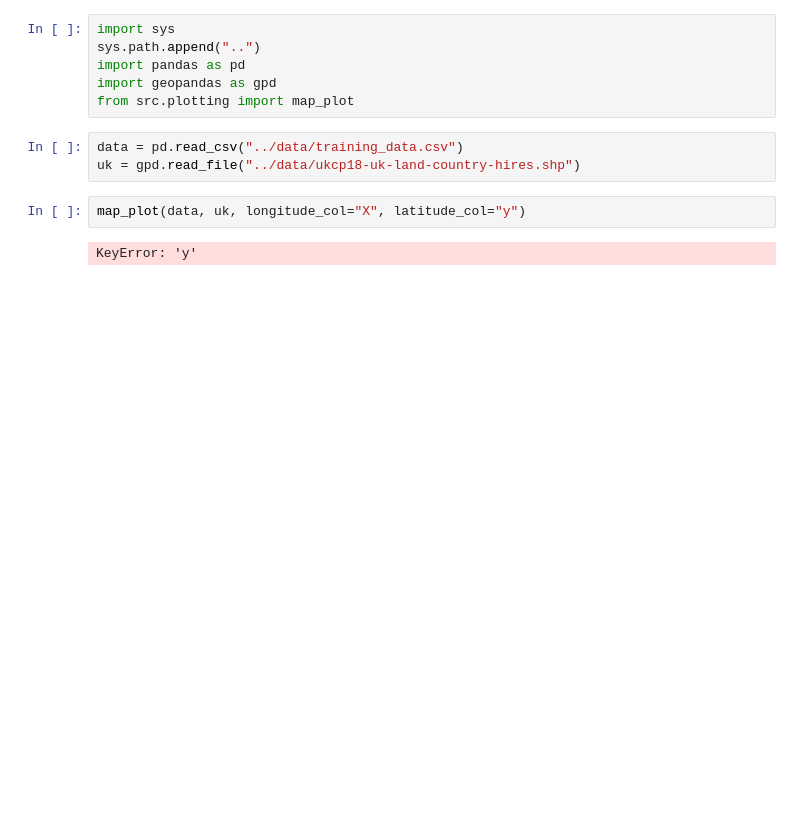
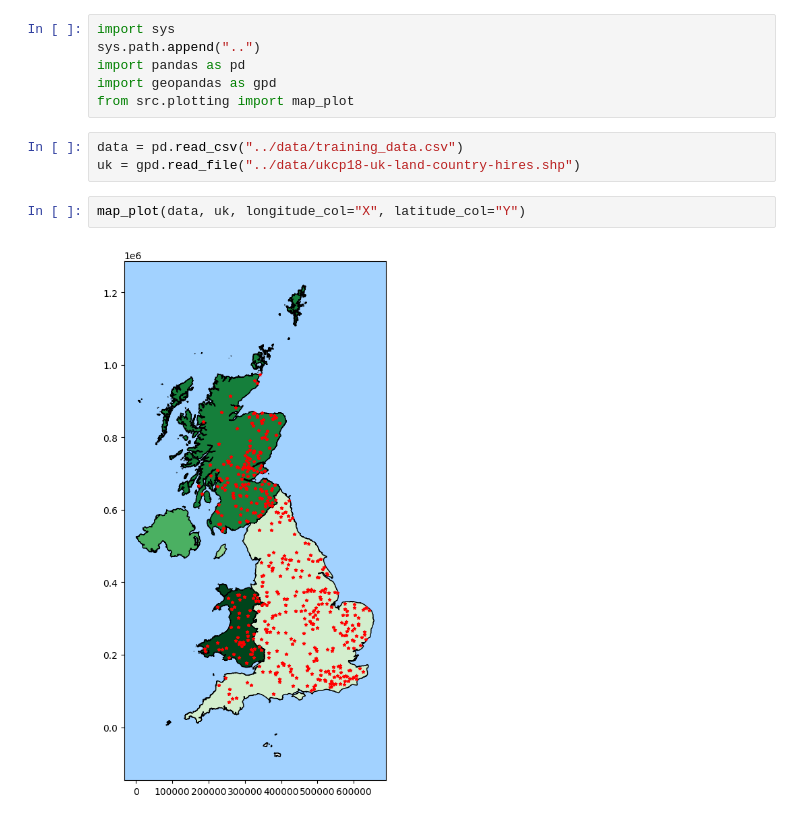
Before and after one commit to GhazwanJablak/prediction-of-soil-organic-carbon, a Jupyter notebook: notebook/workflow.ipynb, the cells around one changed output. Drawn from its saved outputs; the diff is of its cells as text; blank space fills up the shorter version.

```diff
--- a/notebook/workflow.ipynb
+++ b/notebook/workflow.ipynb
@@ -8,6 +8,6 @@ from src.plotting import map_plot
 data = pd.read_csv("../data/training_data.csv")
 uk = gpd.read_file("../data/ukcp18-uk-land-country-hires.shp")
 # %%
-map_plot(data, uk, longitude_col="X", latitude_col="y")
+map_plot(data, uk, longitude_col="X", latitude_col="Y")
 # %% [output]
-KeyError: 'y'
+[figure, added]
```
Also changed, not shown: 1 other file.
